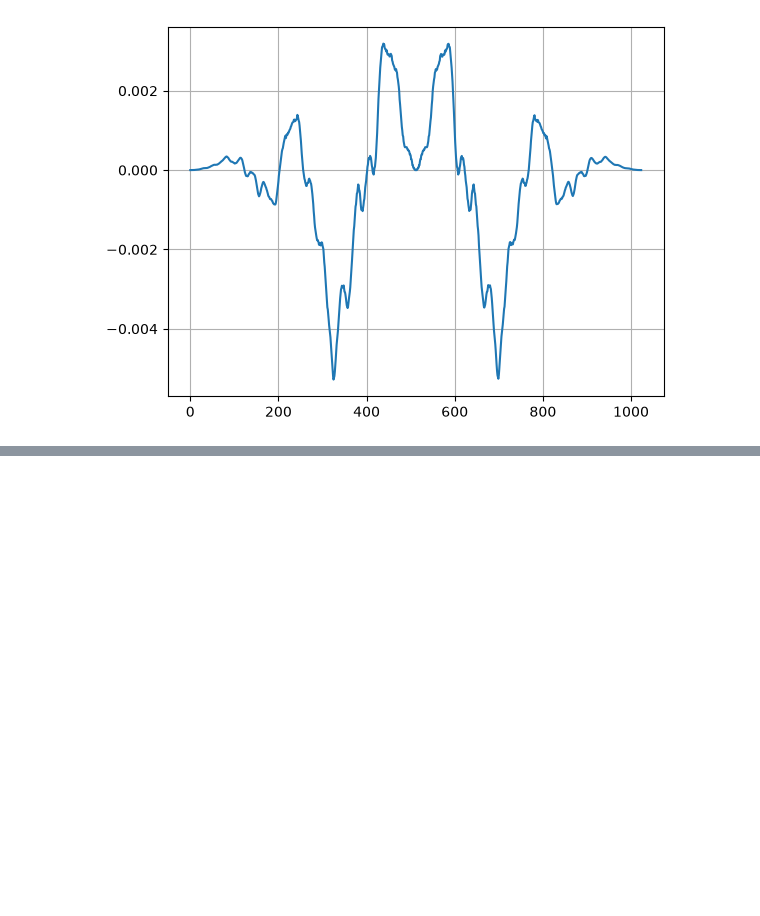
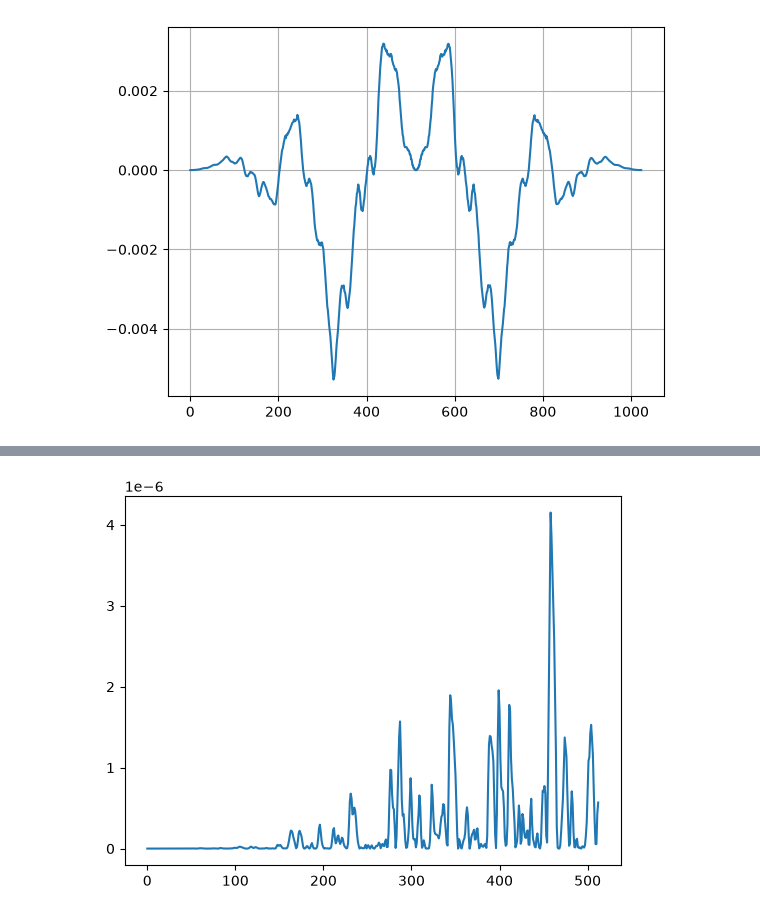
Before and after one commit to DawidSkowronski/PyTorch-Projects, a Jupyter notebook: MelSpectrogram_Implementation/mel_spect.ipynb, the cells around one changed output, grey strips where cells are left out. Saved outputs shown, nothing was run; the diff lists cells and outputs as text; code cells hidden in the pictures; blank space fills up the shorter version.

```diff
--- a/MelSpectrogram_Implementation/mel_spect.ipynb
+++ b/MelSpectrogram_Implementation/mel_spect.ipynb
@@ -267,0 +413,3 @@ Transformata Fouriera rozkłada sygnał na sumę funkcji $\sin$ i $\cos$
+# %%
+# Teraz przeporwadzamy DFT na każdym z przedziale z nałożonym oknem Hanna
+dft_frames = DFT(hanned_frames)
@@ -268,2 +423,12 @@ Transformata Fouriera rozkłada sygnał na sumę funkcji $\sin$ i $\cos$
+# %%
+N = len(dft_frames[0])
+num_bins = N//2 + 1
+power_frames = 1/N* np.abs(dft_frames)**2
+
+linear_spectrogram = power_frames[:, : num_bins]
+plt.plot(linear_spectrogram[0])
+plt.show()
+# %% [output]
+[figure, added]
 # %% [markdown]
 ### Mel Filterbank
```
Also changed, not shown: parts of 15 cells of this notebook.
